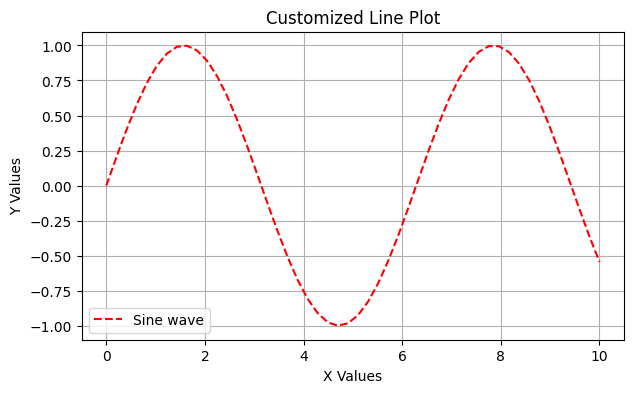
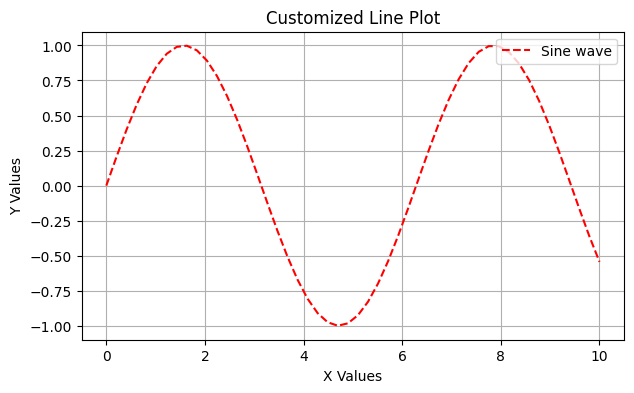
The change to this notebook cell's code, shown as a diff; its figure went from the first image to the second:
--- before
+++ after
@@ -4,5 +4,5 @@
 plt.xlabel("X Values")
 plt.ylabel("Y Values")
-plt.legend()
-plt.grid()
+plt.legend(loc='upper right')
+plt.grid(True)
 plt.show()

Commit: Bar Chart